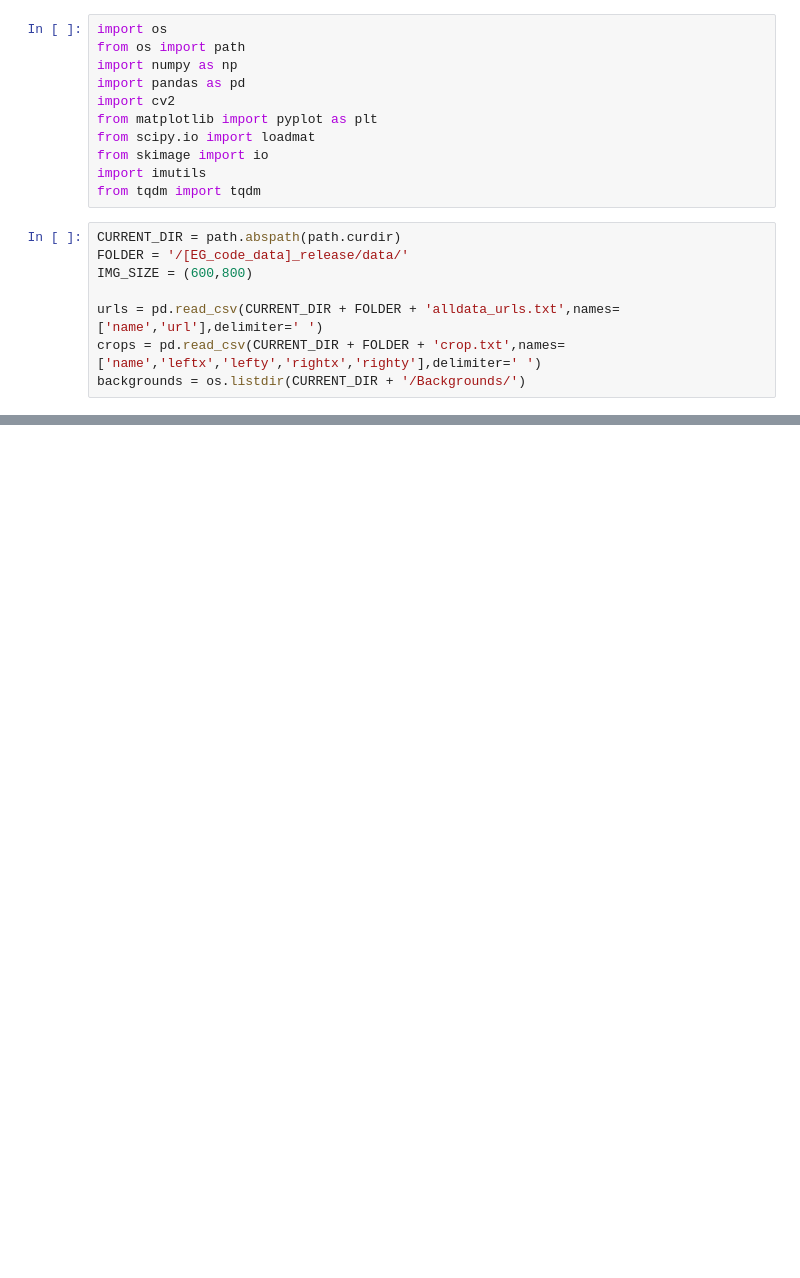
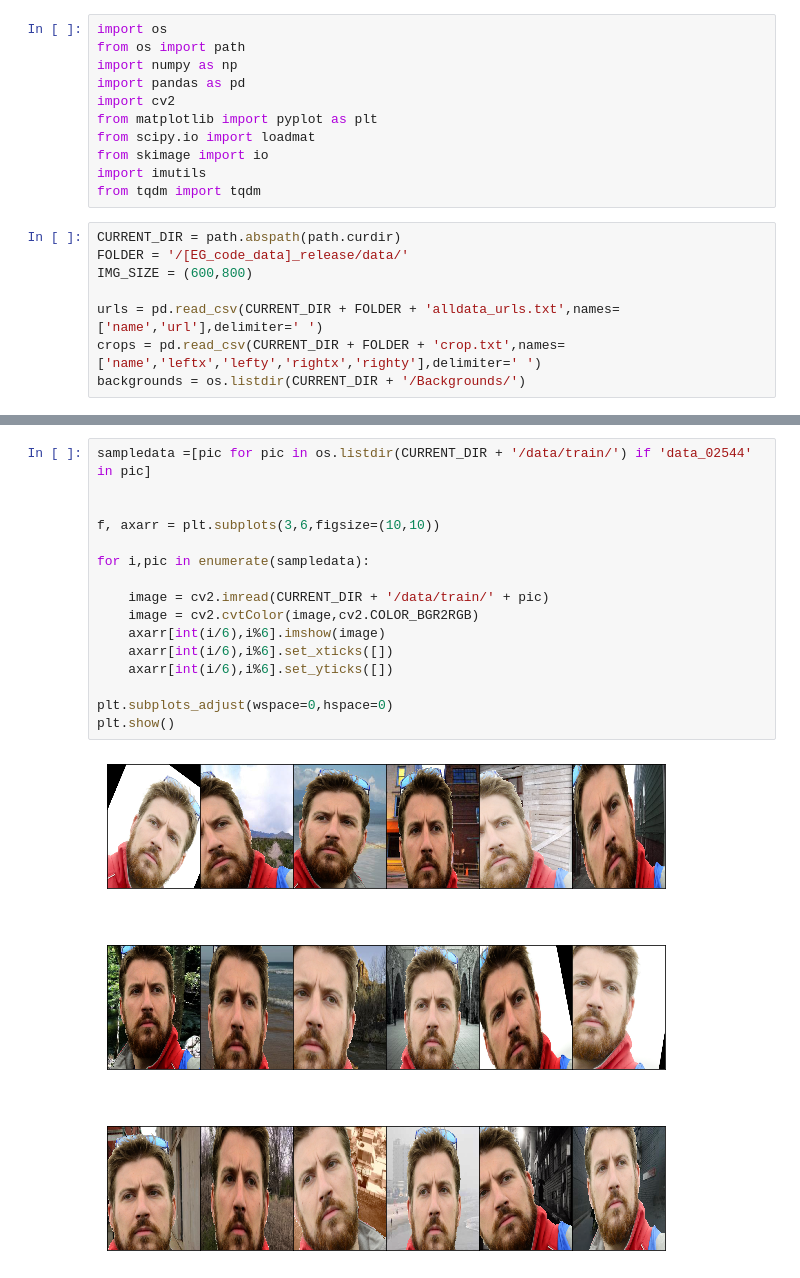
Before and after one commit to alexikerd/PortraitSegmentation, a Jupyter notebook: 2. Data Processing.ipynb, the cells around one changed output, grey strips where cells are left out. Cells and saved outputs as stored; diff of their text form; blank space fills up the shorter version.

```diff
--- a/2. Data Processing.ipynb
+++ b/2. Data Processing.ipynb
@@ -156,0 +134,18 @@ plt.imshow(np.where(jokes==1,0,1),cmap='gray')
+# %%
+sampledata =[pic for pic in os.listdir(CURRENT_DIR + '/data/train/') if 'data_02544' in pic]
+
+
+f, axarr = plt.subplots(3,6,figsize=(10,10))
+
+for i,pic in enumerate(sampledata):
+
+    image = cv2.imread(CURRENT_DIR + '/data/train/' + pic)
+    image = cv2.cvtColor(image,cv2.COLOR_BGR2RGB)
+    axarr[int(i/6),i%6].imshow(image)
+    axarr[int(i/6),i%6].set_xticks([])
+    axarr[int(i/6),i%6].set_yticks([])
+
+plt.subplots_adjust(wspace=0,hspace=0)
+plt.show()
+# %% [output]
+[figure, added]
```
Also changed, not shown: parts of 14 cells of this notebook.
